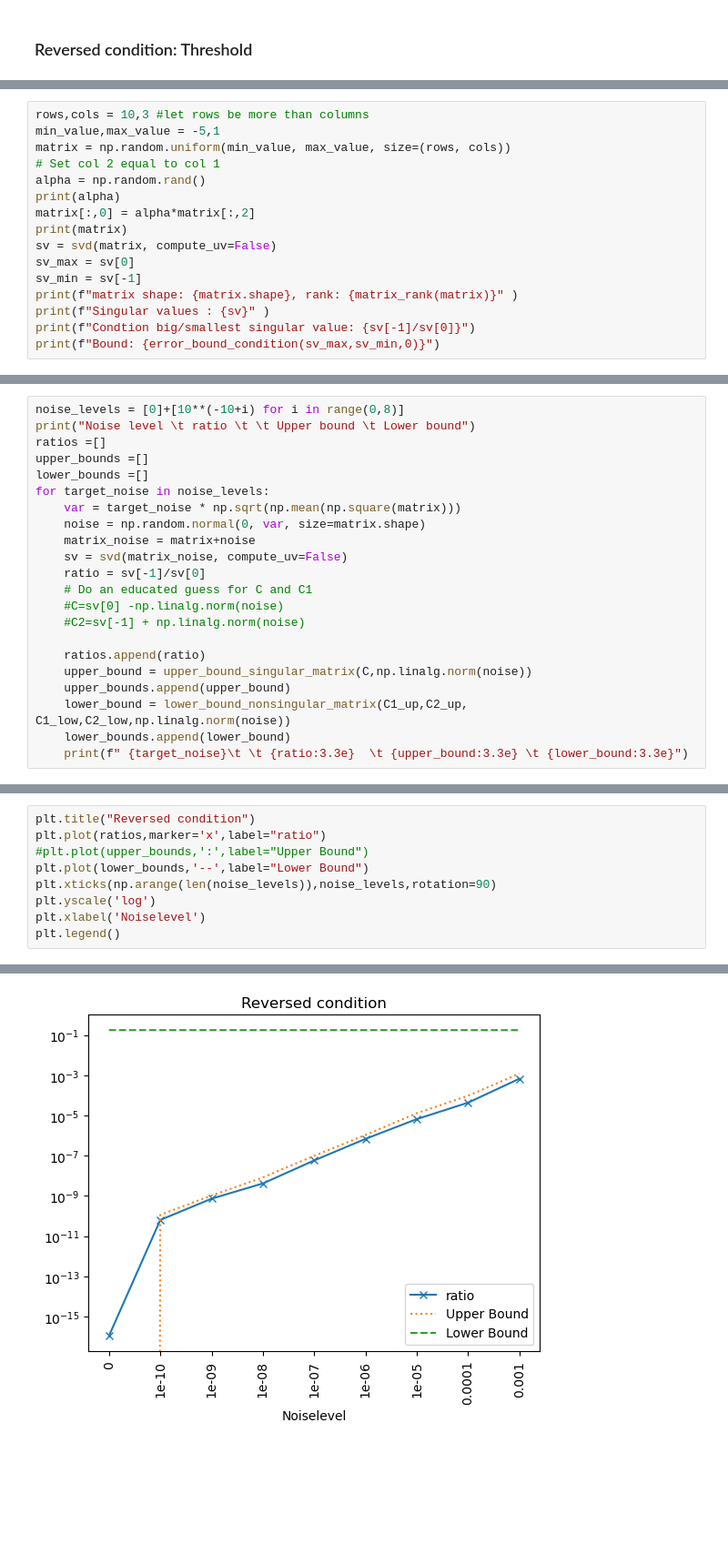
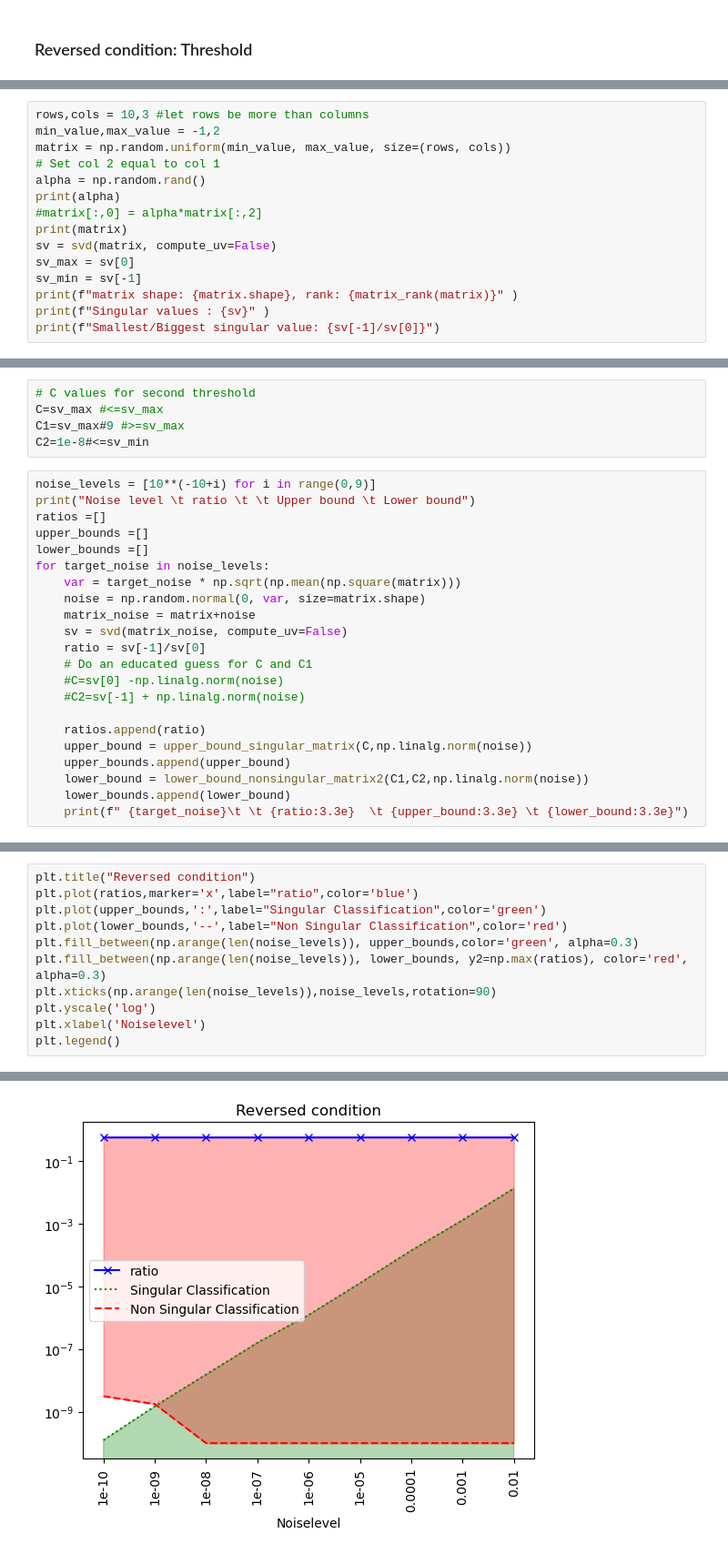
Before and after one commit to HillaryHauger/robust-identifiability-symbolic-recovery, a Jupyter notebook: Noise Analysis/Condition Robustness Supremum.ipynb, the cells around one changed output, grey strips where cells are left out. Shown at 91% size. Saved outputs shown, nothing was run; the diff lists cells and outputs as text; blank space fills up the shorter version.

Commit message:
Added some anaylsis/Thresholds for the reversed condition: omin/omax

```diff
--- a/Noise Analysis/Condition Robustness Supremum.ipynb
+++ b/Noise Analysis/Condition Robustness Supremum.ipynb
@@ -250,17 +265,16 @@ def lower_bound_nonsingular_matrix(C1_up,C2_up, C1_low,C2_low,eps):
 # %%
 rows,cols = 10,3 #let rows be more than columns
-min_value,max_value = -5,1
+min_value,max_value = -1,2
 matrix = np.random.uniform(min_value, max_value, size=(rows, cols))
 # Set col 2 equal to col 1
 alpha = np.random.rand()
 print(alpha)
-matrix[:,0] = alpha*matrix[:,2]
+#matrix[:,0] = alpha*matrix[:,2]
 print(matrix)
 sv = svd(matrix, compute_uv=False)
 sv_max = sv[0]
 sv_min = sv[-1]
 print(f"matrix shape: {matrix.shape}, rank: {matrix_rank(matrix)}" )
 print(f"Singular values : {sv}" )
-print(f"Condtion big/smallest singular value: {sv[-1]/sv[0]}")
-print(f"Bound: {error_bound_condition(sv_max,sv_min,0)}")
+print(f"Smallest/Biggest singular value: {sv[-1]/sv[0]}")
 # %% [output]
@@ -294,5 +295,10 @@ C2_low=1e-10
+# %%
+# C values for second threshold
+C=sv_max #<=sv_max
+C1=sv_max#9 #>=sv_max
+C2=1e-8#<=sv_min
 # %%
-noise_levels = [0]+[10**(-10+i) for i in range(0,8)]
+noise_levels = [10**(-10+i) for i in range(0,9)]
 print("Noise level \t ratio \t \t Upper bound \t Lower bound")
 ratios =[]
 upper_bounds =[]
@@ -310,7 +316,7 @@ for target_noise in noise_levels:
     ratios.append(ratio)
     upper_bound = upper_bound_singular_matrix(C,np.linalg.norm(noise))
     upper_bounds.append(upper_bound)
-    lower_bound = lower_bound_nonsingular_matrix(C1_up,C2_up, C1_low,C2_low,np.linalg.norm(noise))
+    lower_bound = lower_bound_nonsingular_matrix2(C1,C2,np.linalg.norm(noise))
     lower_bounds.append(lower_bound)
     print(f" {target_noise}\t \t {ratio:3.3e}  \t {upper_bound:3.3e} \t {lower_bound:3.3e}")
 # %% [output]
@@ -327,12 +333,14 @@ Noise level      ratio           Upper bound     Lower bound
 # %%
 plt.title("Reversed condition")
-plt.plot(ratios,marker='x',label="ratio")
-#plt.plot(upper_bounds,':',label="Upper Bound")
-plt.plot(lower_bounds,'--',label="Lower Bound")
+plt.plot(ratios,marker='x',label="ratio",color='blue')
+plt.plot(upper_bounds,':',label="Singular Classification",color='green')
+plt.plot(lower_bounds,'--',label="Non Singular Classification",color='red')
+plt.fill_between(np.arange(len(noise_levels)), upper_bounds,color='green', alpha=0.3)
+plt.fill_between(np.arange(len(noise_levels)), lower_bounds, y2=np.max(ratios), color='red', alpha=0.3)
 plt.xticks(np.arange(len(noise_levels)),noise_levels,rotation=90)
 plt.yscale('log')
 plt.xlabel('Noiselevel')
 plt.legend()
 # %% [output]
 <matplotlib.legend.Legend at 0x...>
-[figure, old version]
+[figure, new version]
```
Also changed, not shown: parts of 23 cells of this notebook, 2 other files.
